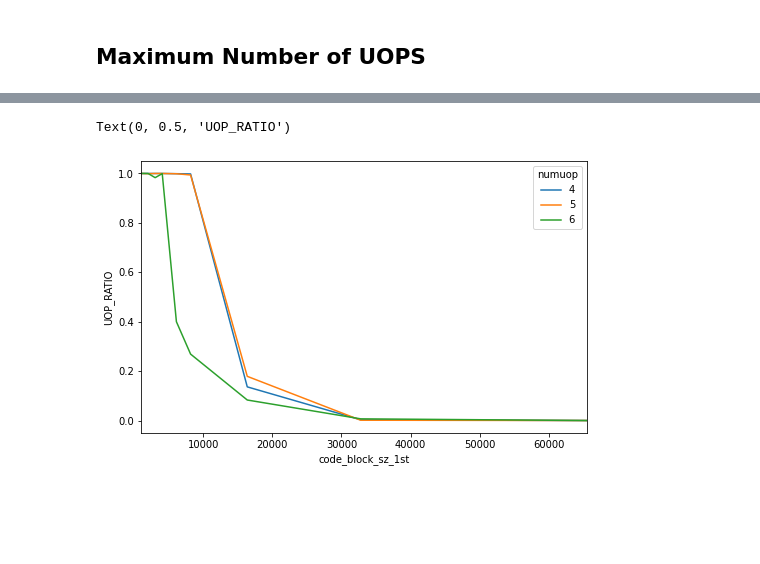
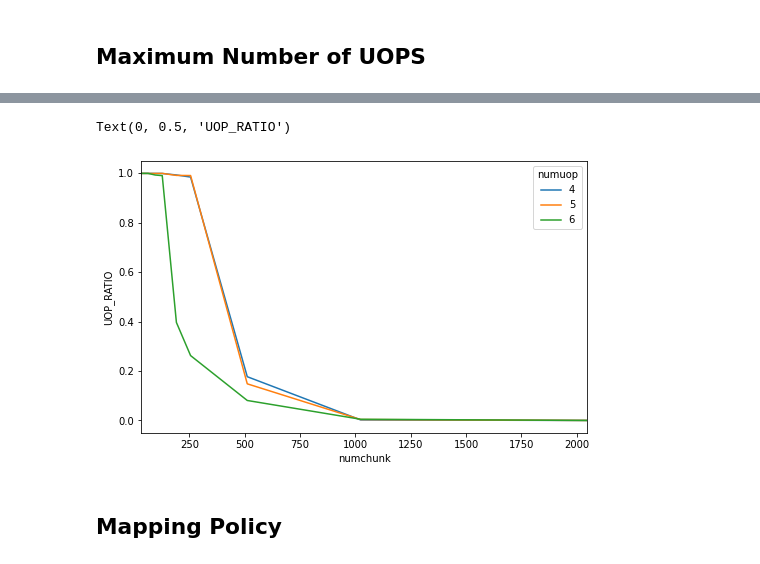
Before and after one commit to c0d3nh4ck/Microarchitectural-Research, a Jupyter notebook: graphical_reversing.ipynb, the cells around one changed output, grey strips where cells are left out. Cells and saved outputs as stored; diff of their text form; code cells hidden in the pictures; blank space fills up the shorter version.

Commit message:
completed reversing of uop cache

```diff
--- a/graphical_reversing.ipynb
+++ b/graphical_reversing.ipynb
@@ -79,7 +79,7 @@ Text(0, 0.5, 'UOP_RATIO')
 # %% [markdown]
 ## Maximum Number of UOPS
 # %%
-nu_df = pd.read_csv('uop_reversing/test_2_numUop_220509173020_df.csv')
+nu_df = pd.read_csv('uop_reversing/test_4_numUop_220926093258_df.csv')
 # %%
 nu_df
 # %% [output]
@@ -107,2 +109,3 @@ print(set(a))
 # %%
-nu_df1
+nu_df['numchunk'] = nu_df['code_block_sz_1st']/32
+nu_df1 = nu_df.astype({'numchunk':'int'})
@@ -143,12 +148,9 @@ nu_df2
 def do_df_parse_nu(_df):
     _df_pivot = _df.pivot_table(values="counter_val",
                                 columns=["counter_type"],
-                                index=["numuop", "code_block_sz_1st"])
+                                index=["numuop", "numchunk"])
     _df_cal = cal_perfstat(_df_pivot, "ipc")
     _df_cal = cal_perfstat(_df_cal, "uop_ratio")
-#     _chunk_sizes = _df["chunk_size"].drop_duplicates().to_numpy()
-#     _chunk_sizes.sort()
-#     return (_chunk_sizes, _df_cal)
     return _df_cal
 # %%
 nu_df_parsed = do_df_parse_nu(nu_df2)
@@ -176,7 +178,9 @@ nu_df_parsed
 # %%
 ax = nu_df_parsed['UOP_RATIO'].unstack(level=0).plot(kind='line', rot=0, figsize=(8, 5))
-plt.xlim(1024, 65536)
+plt.xlim(32, 2048)
 plt.ylabel('UOP_RATIO')
 # %% [output]
 Text(0, 0.5, 'UOP_RATIO')
-[figure, old version]
+[figure, new version]
+# %% [markdown]
+## Mapping Policy
```
Also changed, not shown: parts of 13 cells of this notebook.
